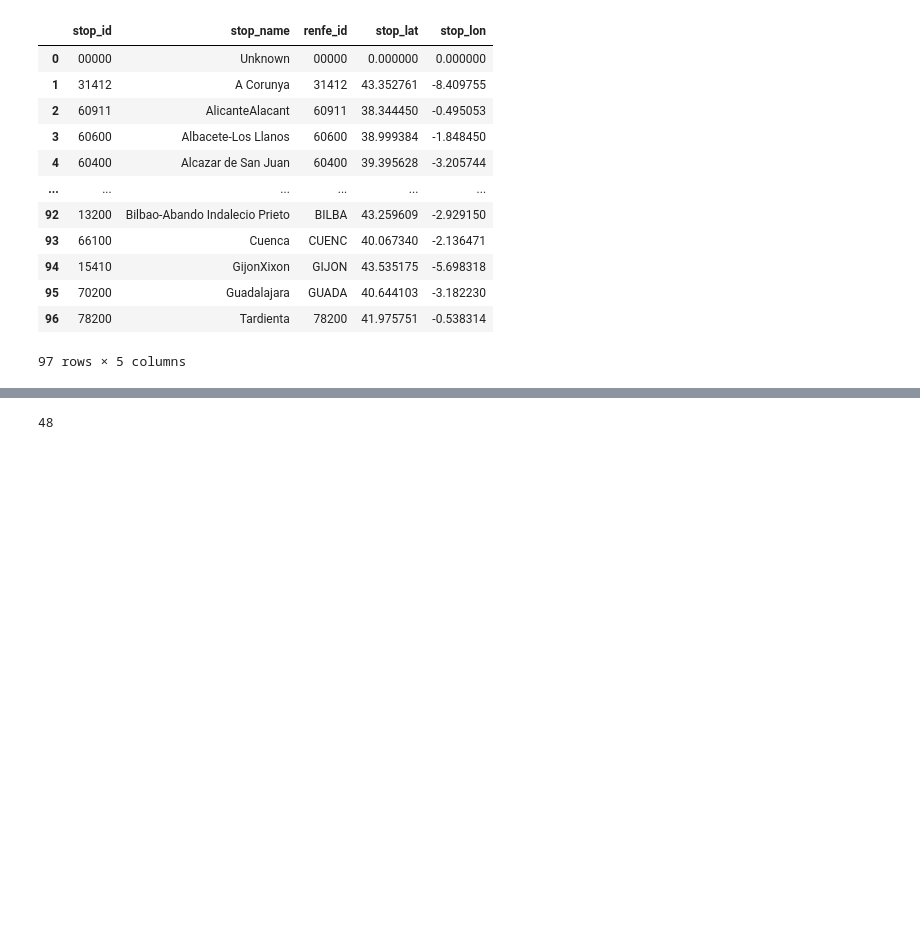
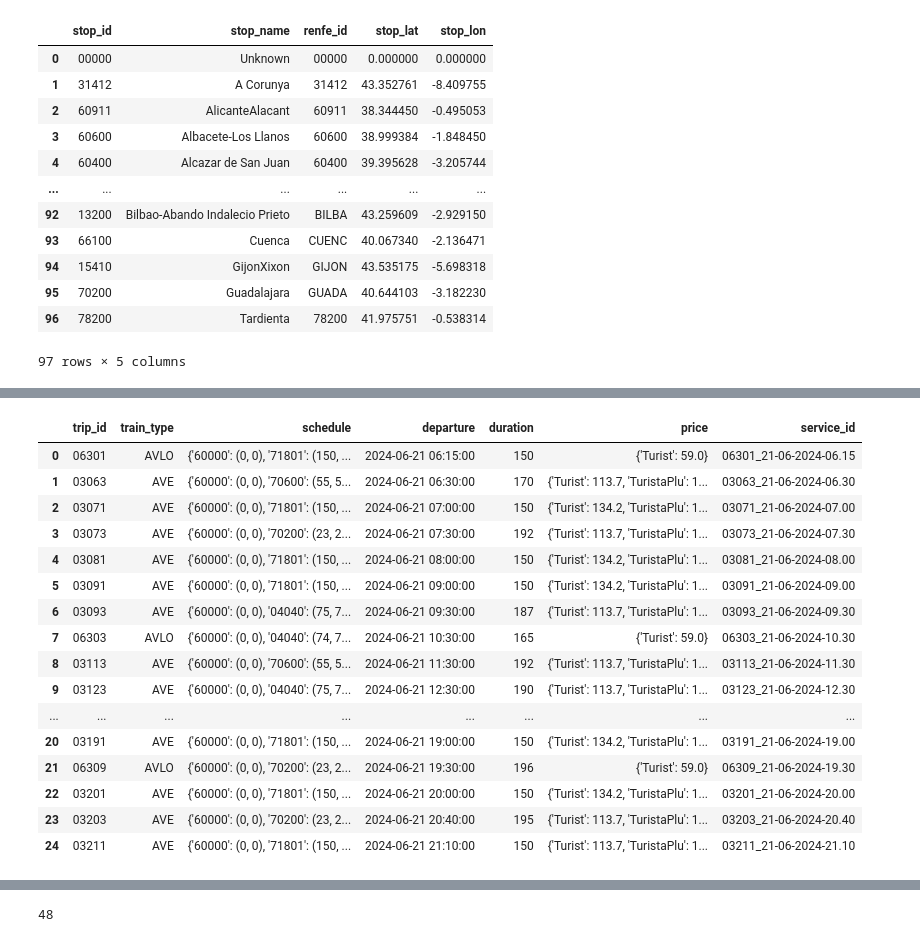
Before and after one commit to DavidMunozValero/robin-fuzzy, a Jupyter notebook: notebooks/22.0-renfe_scraping.ipynb, the cells around one changed output, grey strips where cells are left out. Cells and saved outputs as stored; diff of their text form; code cells hidden in the pictures; blank space fills up the shorter version.

Commit message:
fix: retrieve updated renfe price data

```diff
--- a/notebooks/22.0-renfe_scraping.ipynb
+++ b/notebooks/22.0-renfe_scraping.ipynb
@@ -109,7 +106,7 @@ Stacktrace:
 # %%
 import pandas as pd
 
-trips = ['60000', '65000', '60600']
+trips = ['60000', '71801']
 
 """
          '71801',
@@ -122,35 +119,12 @@ trips = ['60000', '65000', '60600']
          '60911']  # ALICANTE
 """
 
-master = trips[0]
-destinations = trips[1:]
+origin_id = scraper.get_renfe_station_id(trips[0])
+destination_id = scraper.get_renfe_station_id(trips[1])
 
-df_trips, df_stops = pd.DataFrame(), pd.DataFrame()
+date = datetime.date(day=21, month=6, year=2024)
 
-for master in trips:
-    for destination in trips[trips.index(master)+1:]:
-        for i in range(2):
-            trip = None
-            if i == 0:
-                print(f'From {master} to {destination}')
-                trip = (master, destination)
-            else:
-                print(f'From {destination} to {master}')
-                trip = (destination, master)
-
-            origin_id = scraper.get_renfe_station_id(trip[0])
-            destination_id = scraper.get_renfe_station_id(trip[1])
-
-            # 15, 17, 19, 20, 21
-            date = datetime.date(day=21, month=6, year=2024)
-
-            buffer_df_trips, buffer_df_stops = scraper.scrape_trips(origin_id=origin_id,
-                                                                    destination_id=destination_id,
-                                                                    init_date=date)
-
-            df_trips = pd.concat([df_trips, buffer_df_trips], ignore_index=True)
-            df_stops = pd.concat([df_stops, buffer_df_stops], ignore_index=True)
-            print(f"######## ROWS OF DF_TRIPS: {df_trips.shape[0]} ############")
-
-print(df_stops.head())
+df_trips, df_stops = scraper.scrape_trips(origin_id=origin_id,
+                                          destination_id=destination_id,
+                                          init_date=date)
 # %% [output]
@@ -173,0 +148,20 @@ Search url:  https://horarios.renfe.com/HIRRenfeWeb/buscar.do?O=MADRI&D=60600&AF
+# %%
+df_trips
+# %% [output]
+|  | trip_id | train_type | schedule | departure | duration | price | service_id |
+| 0 | 06301 | AVLO | {'60000': (0, 0), '71801': (150, ... | 2024-06-21 06:15:00 | 150 | {'Turist': 59.0} | 06301_21-06-2024-06.15 |
+| 1 | 03063 | AVE | {'60000': (0, 0), '70600': (55, 5... | 2024-06-21 06:30:00 | 170 | {'Turist': 113.7, 'TuristaPlu': 1... | 03063_21-06-2024-06.30 |
+| 2 | 03071 | AVE | {'60000': (0, 0), '71801': (150, ... | 2024-06-21 07:00:00 | 150 | {'Turist': 134.2, 'TuristaPlu': 1... | 03071_21-06-2024-07.00 |
+| 3 | 03073 | AVE | {'60000': (0, 0), '70200': (23, 2... | 2024-06-21 07:30:00 | 192 | {'Turist': 113.7, 'TuristaPlu': 1... | 03073_21-06-2024-07.30 |
+| 4 | 03081 | AVE | {'60000': (0, 0), '71801': (150, ... | 2024-06-21 08:00:00 | 150 | {'Turist': 134.2, 'TuristaPlu': 1... | 03081_21-06-2024-08.00 |
+| 5 | 03091 | AVE | {'60000': (0, 0), '71801': (150, ... | 2024-06-21 09:00:00 | 150 | {'Turist': 134.2, 'TuristaPlu': 1... | 03091_21-06-2024-09.00 |
+| 6 | 03093 | AVE | {'60000': (0, 0), '04040': (75, 7... | 2024-06-21 09:30:00 | 187 | {'Turist': 113.7, 'TuristaPlu': 1... | 03093_21-06-2024-09.30 |
+| 7 | 06303 | AVLO | {'60000': (0, 0), '04040': (74, 7... | 2024-06-21 10:30:00 | 165 | {'Turist': 59.0} | 06303_21-06-2024-10.30 |
+| 8 | 03113 | AVE | {'60000': (0, 0), '70600': (55, 5... | 2024-06-21 11:30:00 | 192 | {'Turist': 113.7, 'TuristaPlu': 1... | 03113_21-06-2024-11.30 |
+| 9 | 03123 | AVE | {'60000': (0, 0), '04040': (75, 7... | 2024-06-21 12:30:00 | 190 | {'Turist': 113.7, 'TuristaPlu': 1... | 03123_21-06-2024-12.30 |
+| ... | ... | ... | ... | ... | ... | ... | ... |
+| 20 | 03191 | AVE | {'60000': (0, 0), '71801': (150, ... | 2024-06-21 19:00:00 | 150 | {'Turist': 134.2, 'TuristaPlu': 1... | 03191_21-06-2024-19.00 |
+| 21 | 06309 | AVLO | {'60000': (0, 0), '70200': (23, 2... | 2024-06-21 19:30:00 | 196 | {'Turist': 59.0} | 06309_21-06-2024-19.30 |
+| 22 | 03201 | AVE | {'60000': (0, 0), '71801': (150, ... | 2024-06-21 20:00:00 | 150 | {'Turist': 134.2, 'TuristaPlu': 1... | 03201_21-06-2024-20.00 |
+| 23 | 03203 | AVE | {'60000': (0, 0), '70200': (23, 2... | 2024-06-21 20:40:00 | 195 | {'Turist': 113.7, 'TuristaPlu': 1... | 03203_21-06-2024-20.40 |
+| 24 | 03211 | AVE | {'60000': (0, 0), '71801': (150, ... | 2024-06-21 21:10:00 | 150 | {'Turist': 113.7, 'TuristaPlu': 1... | 03211_21-06-2024-21.10 |
```
Also changed, not shown: parts of 3 cells of this notebook, 1 other file.
